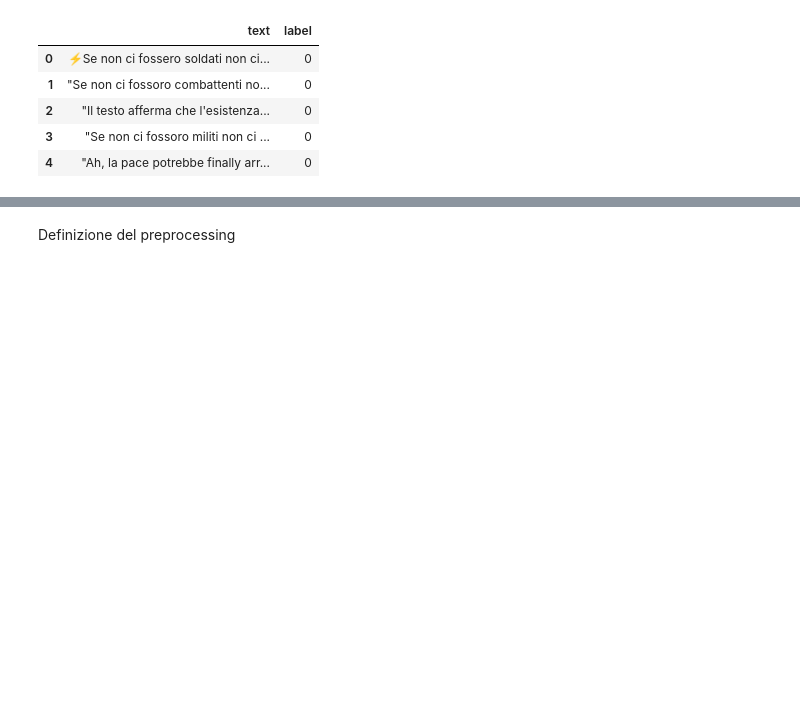
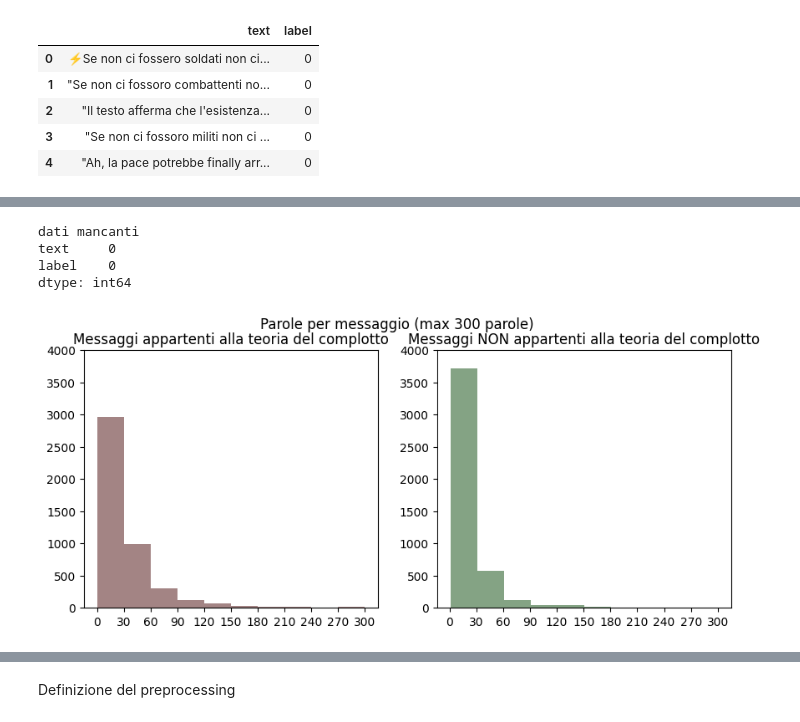
Before and after one commit to Montenigri/NLP, a Jupyter notebook: ACTI - EVALITA/Task A/Classificatore.ipynb, the cells around one changed output, grey strips where cells are left out. Cells and saved outputs as stored; diff of their text form; code cells hidden in the pictures; blank space fills up the shorter version.

```diff
--- a/ACTI - EVALITA/Task A/Classificatore.ipynb
+++ b/ACTI - EVALITA/Task A/Classificatore.ipynb
@@ -391,12 +427,24 @@ plt.show()
+# %%
+print("dati mancanti")
+print(augmented_dataset.isna().sum())
+# %% [output]
+dati mancanti
+text     0
+label    0
+dtype: int64
 # %%
 fig,(ax1,ax2)=plt.subplots(1,2,figsize=(10,4))
 ax1.set_xticks([0,30,60,90,120,150,180,210,240,270,300])
+ax1.set_ylim([0,4000])
 ax2.set_xticks([0,30,60,90,120,150,180,210,240,270,300])
-dataset_words=dataset[dataset['label']==1]['text'].str.split().map(lambda x: len(x) if len(x)<300 else 300)
+ax2.set_ylim([0,4000])
+dataset_words=augmented_dataset[augmented_dataset['label']==1]['text'].str.split().map(lambda x: len(x) if len(x)<300 else 300)
 ax1.hist(dataset_words,color=color2)
 ax1.set_title('Messaggi appartenti alla teoria del complotto')
-dataset_words=dataset[dataset['label']==0]['text'].str.split().map(lambda x: len(x) if len(x)<300 else 300)
+dataset_words=augmented_dataset[augmented_dataset['label']==0]['text'].str.split().map(lambda x: len(x) if len(x)<300 else 300)
 ax2.hist(dataset_words,color=color1)
 ax2.set_title('Messaggi NON appartenti alla teoria del complotto')
 fig.suptitle('Parole per messaggio (max 300 parole)')
 plt.show()
+# %% [output]
+[figure, added]
```
Also changed, not shown: parts of 11 cells of this notebook.
